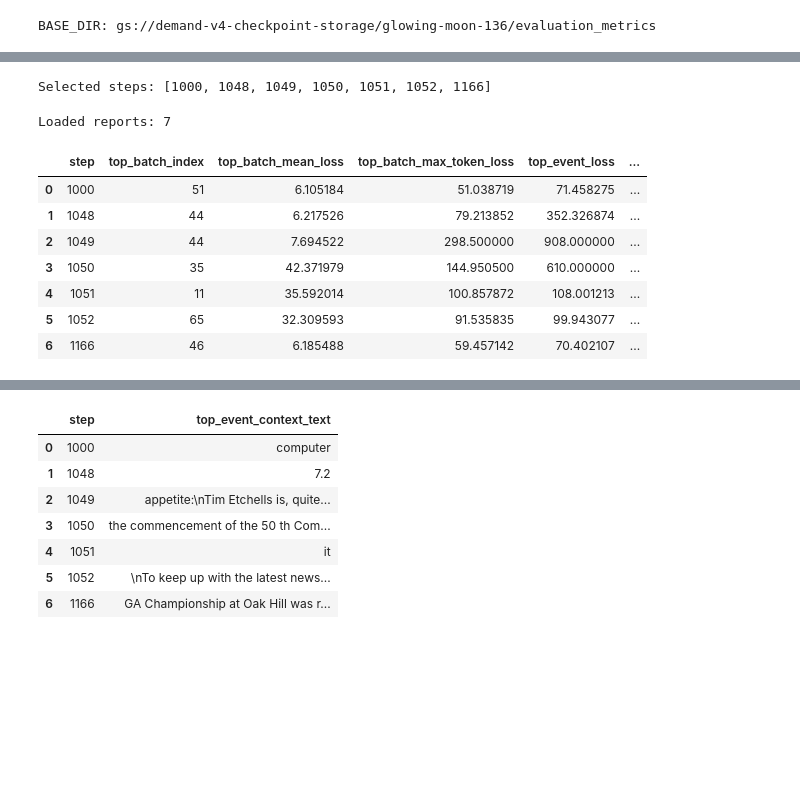
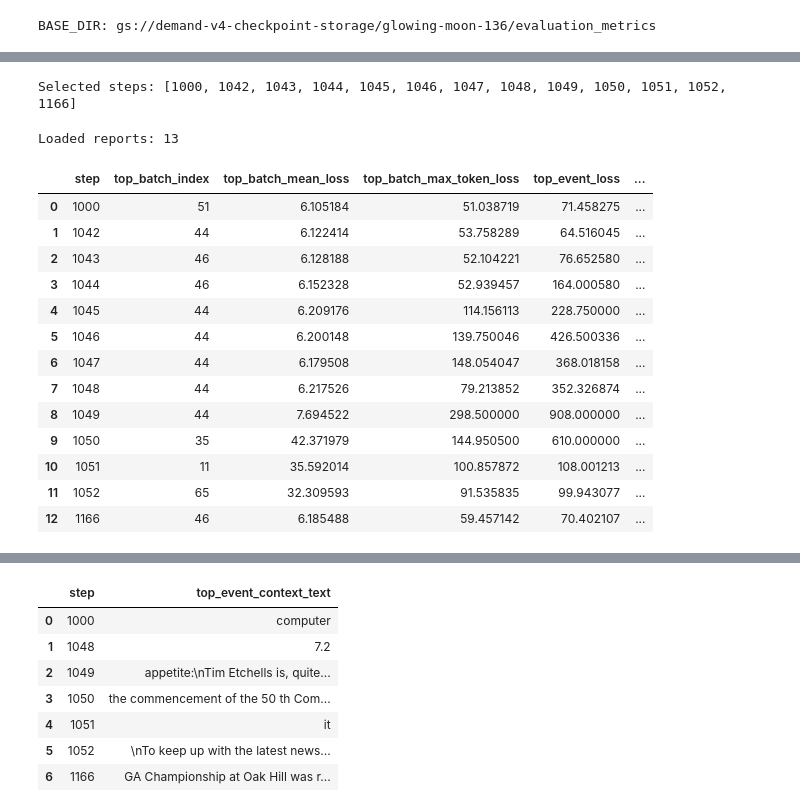
Before and after one commit to tingtang2/picodo, a Jupyter notebook: inspect_loss_reports_across_steps.ipynb, the cells around one changed output, grey strips where cells are left out. Drawn from its saved outputs; the diff is of its cells as text; code cells hidden in the pictures; blank space fills up the shorter version.

```diff
--- a/inspect_loss_reports_across_steps.ipynb
+++ b/inspect_loss_reports_across_steps.ipynb
@@ -22,7 +22,7 @@ BUCKET = "gs://demand-v4-checkpoint-storage"
 RUN_NAME = "glowing-moon-136"
 SPLIT = "valid"  # usually valid
 NUM_STEPS = 10    # used when STEP_LIST is None
-STEP_LIST = [1000, 1048, 1049, 1050, 1051, 1052, 1166]  # e.g., [1000, 1020, 1040]
+STEP_LIST = [1000, 1042, 1043, 1044, 1045, 1046, 1047, 1048, 1049, 1050, 1051, 1052, 1166]  # e.g., [1000, 1020, 1040]
 
 BASE_DIR = epath.Path(f"{BUCKET.rstrip('/')}/{RUN_NAME}/evaluation_metrics")
 print("BASE_DIR:", BASE_DIR)
@@ -53,7 +53,7 @@ else:
 
 print("Selected steps:", selected_steps)
 # %% [output]
-Selected steps: [1000, 1048, 1049, 1050, 1051, 1052, 1166]
+Selected steps: [1000, 1042, 1043, 1044, 1045, 1046, 1047, 1048, 1049, 1050, 1051, 1052, 1166]
 # %%
 records = []
 missing = []
@@ -75,40 +75,47 @@ for step in selected_steps:
 
     rec = {
         'step': int(step),
         'top_batch_index': top_batch.get('batch_index'),
         'top_batch_mean_loss': top_batch.get('mean_loss'),
         'top_batch_max_token_loss': top_batch.get('max_token_loss'),
         'top_event_loss': top_event.get('loss'),
+        'next_train_batch_max_token_loss': (rep.get('next_train_batch_analysis') or {}).get('batch_max_token_loss'),
         'top_event_batch_index': top_event.get('batch_index'),
         'top_event_example_index': top_event.get('example_index'),
         'top_event_position': top_event.get('position'),
         'top_event_input_token_id': top_event.get('input_token_id'),
         'top_event_target_token_id': top_event.get('target_token_id'),
         'top_event_context_text': top_event.get('context_text'),
         'report_path': str(report_path),
     }
     records.append(rec)
 
 if missing:
     print(f"Missing {len(missing)} reports:")
     for p in missing[:20]:
         print("  ", p)
     if len(missing) > 20:
         print("  ...")
 
 df = pd.DataFrame(records).sort_values('step').reset_index(drop=True)
 print("Loaded reports:", len(df))
 display(df)
 # %% [output]
-Loaded reports: 7
+Loaded reports: 13
 |  | step | top_batch_index | top_batch_mean_loss | top_batch_max_token_loss | top_event_loss | ... |
 | 0 | 1000 | 51 | 6.105184 | 51.038719 | 71.458275 | ... |
-| 1 | 1048 | 44 | 6.217526 | 79.213852 | 352.326874 | ... |
-| 2 | 1049 | 44 | 7.694522 | 298.500000 | 908.000000 | ... |
-| 3 | 1050 | 35 | 42.371979 | 144.950500 | 610.000000 | ... |
-| 4 | 1051 | 11 | 35.592014 | 100.857872 | 108.001213 | ... |
-| 5 | 1052 | 65 | 32.309593 | 91.535835 | 99.943077 | ... |
-| 6 | 1166 | 46 | 6.185488 | 59.457142 | 70.402107 | ... |
+| 1 | 1042 | 44 | 6.122414 | 53.758289 | 64.516045 | ... |
+| 2 | 1043 | 46 | 6.128188 | 52.104221 | 76.652580 | ... |
+| 3 | 1044 | 46 | 6.152328 | 52.939457 | 164.000580 | ... |
+| 4 | 1045 | 44 | 6.209176 | 114.156113 | 228.750000 | ... |
+| 5 | 1046 | 44 | 6.200148 | 139.750046 | 426.500336 | ... |
+| 6 | 1047 | 44 | 6.179508 | 148.054047 | 368.018158 | ... |
+| 7 | 1048 | 44 | 6.217526 | 79.213852 | 352.326874 | ... |
+| 8 | 1049 | 44 | 7.694522 | 298.500000 | 908.000000 | ... |
+| 9 | 1050 | 35 | 42.371979 | 144.950500 | 610.000000 | ... |
+| 10 | 1051 | 11 | 35.592014 | 100.857872 | 108.001213 | ... |
+| 11 | 1052 | 65 | 32.309593 | 91.535835 | 99.943077 | ... |
+| 12 | 1166 | 46 | 6.185488 | 59.457142 | 70.402107 | ... |
 # %%
 if len(df):
     fig, ax = plt.subplots(figsize=(10, 5))
```
Also changed, not shown: parts of 6 cells of this notebook, 1 other file.
